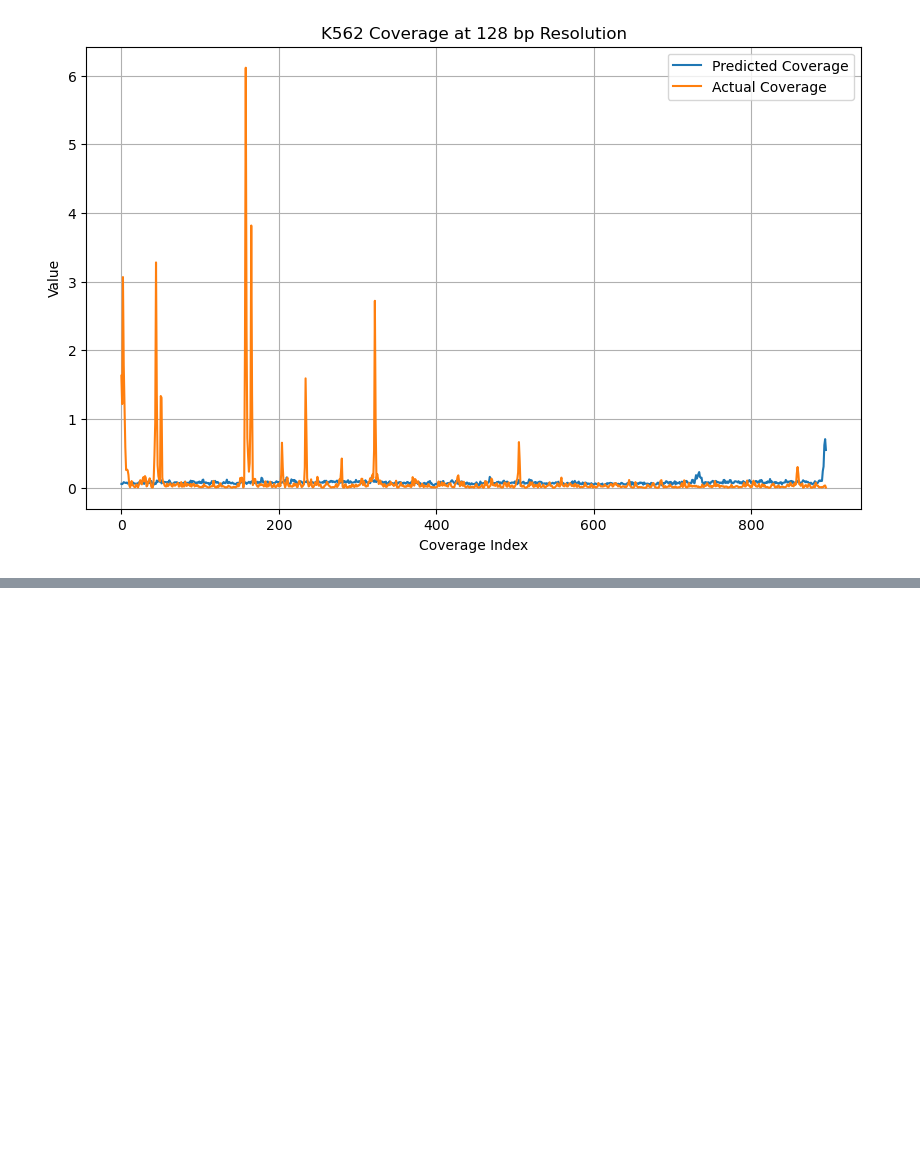
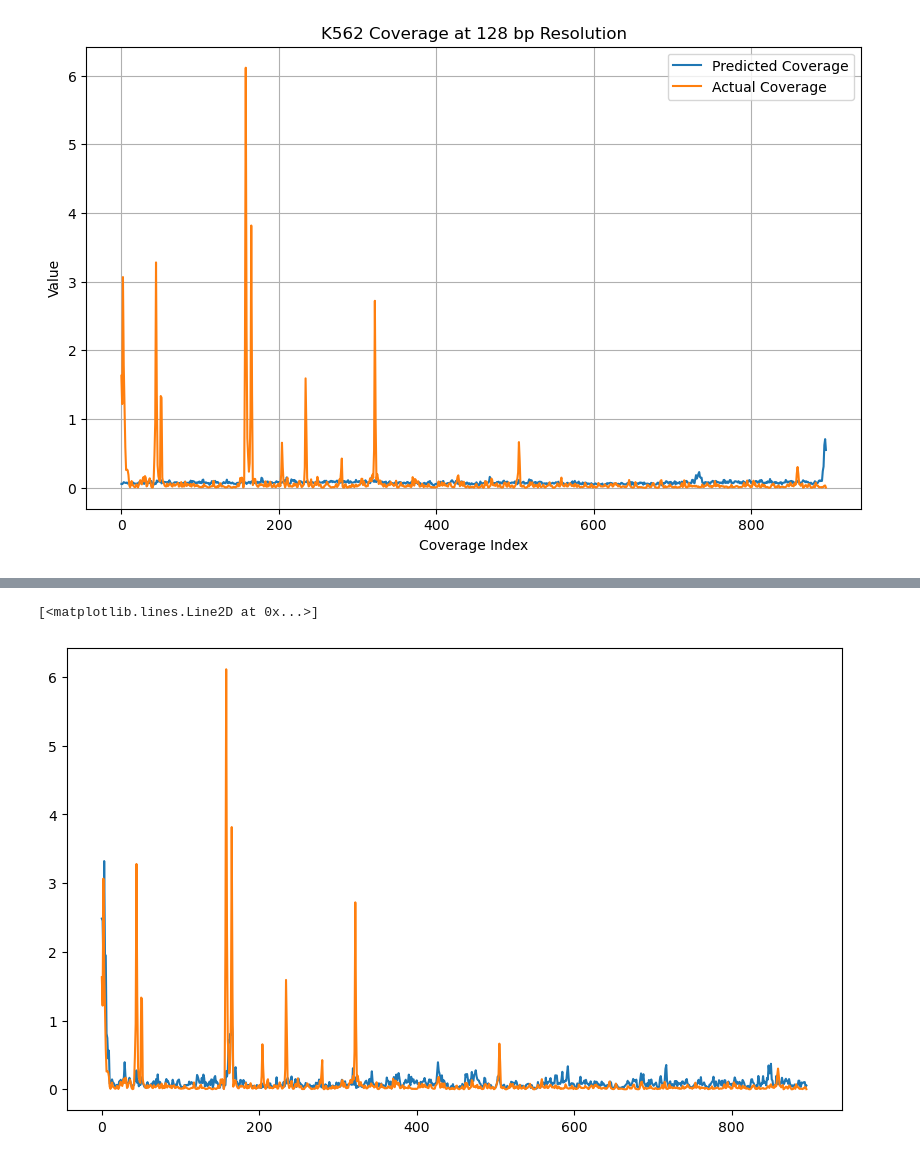
Before and after one commit to Sarthak-Ti/caduceus, a Jupyter notebook: code_test/evaluation_enformer.ipynb, the cells around one changed output, grey strips where cells are left out. Cells and saved outputs as stored; diff of their text form; code cells hidden in the pictures; blank space fills up the shorter version.

Commit message:
enformer updates

```diff
--- a/code_test/evaluation_enformer.ipynb
+++ b/code_test/evaluation_enformer.ipynb
@@ -171,0 +356,23 @@ torch.Size([1, 896, 4675])
+# %%
+#now we can evaluate an example
+device = 'cpu'
+backbone = backbone.to(device)
+decoder = decoder.to(device)
+ex2 = dataset[1]
+out1,_ = backbone(ex2[0].unsqueeze(0).to(device))
+out2 = decoder(out1)
+out2 = out2.cpu().detach().squeeze(0).numpy()
+y = ex2[1].numpy()
+
+#so has to predict a lot more, but maybe able to learn a lot more like enformer?
+# %%
+import matplotlib.pyplot as plt
+import numpy as np
+plt.figure(figsize=(10, 6))
+plt.plot(np.exp(out2[:, 121]), label='Predicted Coverage')
+plt.plot(y[:, 121], label='Actual Coverage')
+
+#yeah, seems to be a lot better... I think maybe cuz of convol;utions? or is it just the model? idk
+# %% [output]
+[<matplotlib.lines.Line2D at 0x...>]
+[figure, added]
```
Also changed, not shown: parts of 71 cells of this notebook, 1 other file.
